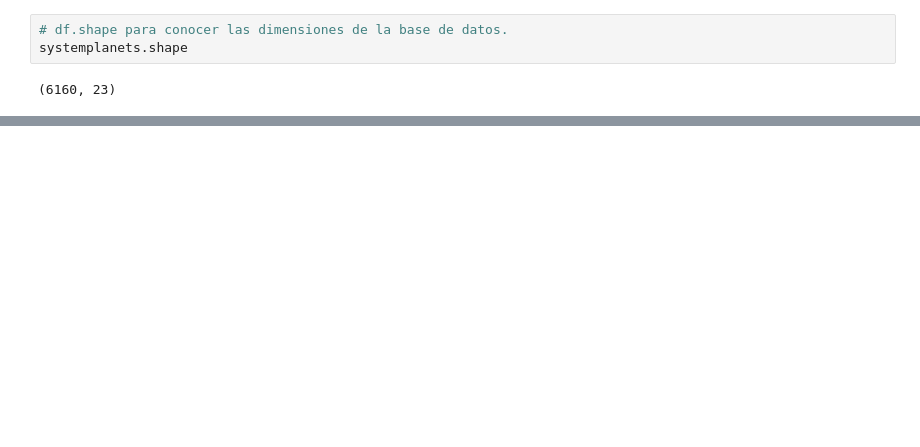
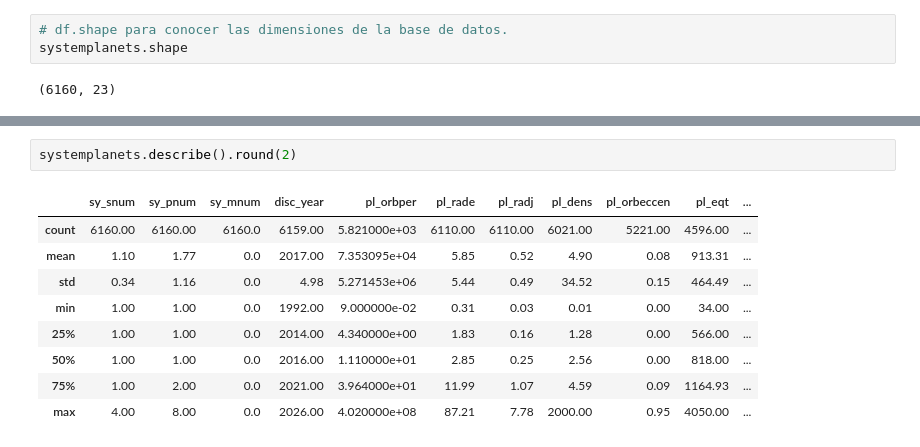
Before and after one commit to DAGP1145/Mineriadedatos, a Jupyter notebook: Mineria_De_Datos.ipynb, the cells around one changed output, grey strips where cells are left out. Drawn from its saved outputs; the diff is of its cells as text; blank space fills up the shorter version.

```diff
--- a/Mineria_De_Datos.ipynb
+++ b/Mineria_De_Datos.ipynb
@@ -361,0 +239,12 @@ Al analizar la calidad de los datos, se identificó una cantidad considerable de
+# %%
+systemplanets.describe().round(2)
+# %% [output]
+|  | sy_snum | sy_pnum | sy_mnum | disc_year | pl_orbper | pl_rade | pl_radj | pl_dens | pl_orbeccen | pl_eqt | ... |
+| count | 6160.00 | 6160.00 | 6160.0 | 6159.00 | 5.821000e+03 | 6110.00 | 6110.00 | 6021.00 | 5221.00 | 4596.00 | ... |
+| mean | 1.10 | 1.77 | 0.0 | 2017.00 | 7.353095e+04 | 5.85 | 0.52 | 4.90 | 0.08 | 913.31 | ... |
+| std | 0.34 | 1.16 | 0.0 | 4.98 | 5.271453e+06 | 5.44 | 0.49 | 34.52 | 0.15 | 464.49 | ... |
+| min | 1.00 | 1.00 | 0.0 | 1992.00 | 9.000000e-02 | 0.31 | 0.03 | 0.01 | 0.00 | 34.00 | ... |
+| 25% | 1.00 | 1.00 | 0.0 | 2014.00 | 4.340000e+00 | 1.83 | 0.16 | 1.28 | 0.00 | 566.00 | ... |
+| 50% | 1.00 | 1.00 | 0.0 | 2016.00 | 1.110000e+01 | 2.85 | 0.25 | 2.56 | 0.00 | 818.00 | ... |
+| 75% | 1.00 | 2.00 | 0.0 | 2021.00 | 3.964000e+01 | 11.99 | 1.07 | 4.59 | 0.09 | 1164.93 | ... |
+| max | 4.00 | 8.00 | 0.0 | 2026.00 | 4.020000e+08 | 87.21 | 7.78 | 2000.00 | 0.95 | 4050.00 | ... |
```
Also changed, not shown: parts of 31 cells of this notebook.
